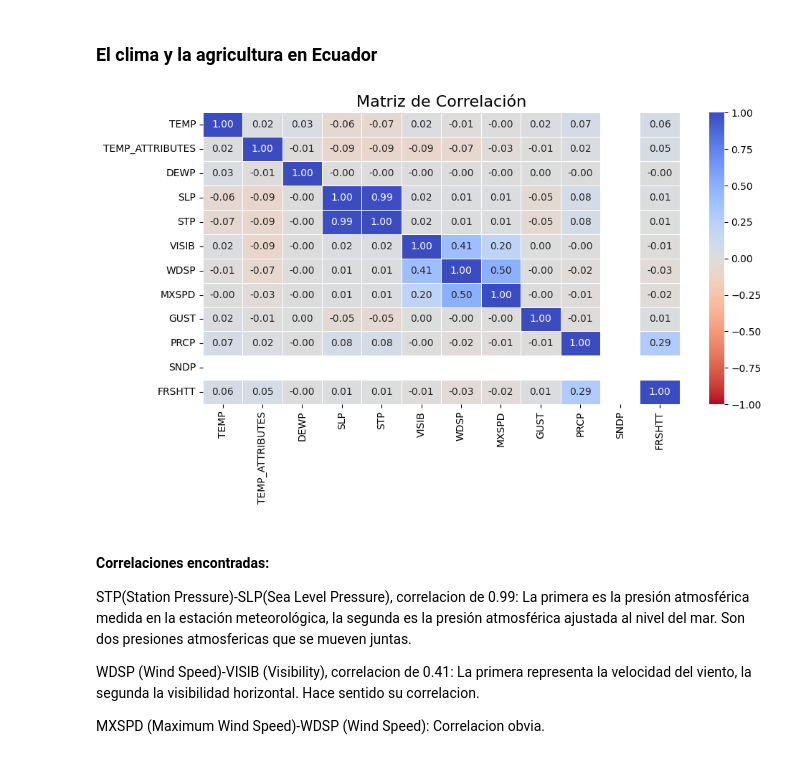
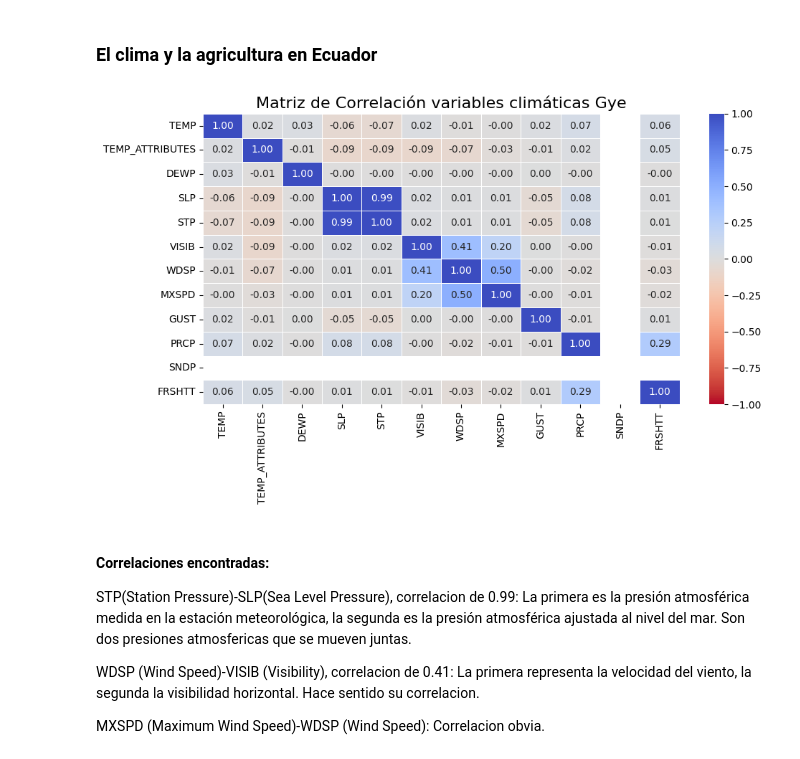
Before and after one commit to auricIecu/EDA, a Jupyter notebook: EDA_AgroWeather_Market.ipynb, the cells around one changed output. Drawn from its saved outputs; the diff is of its cells as text; code cells hidden in the pictures.

```diff
--- a/EDA_AgroWeather_Market.ipynb
+++ b/EDA_AgroWeather_Market.ipynb
@@ -279,27 +254,27 @@ Siendo que la data mostrada es desde 2009, se puede estar seguro que con la guer
 # %%
 data_total_clima_para_matriz = pd.read_csv('/Users/auric/REPO_TEST/Entregas/Entrega 28 - 03 de abril de marzo/EDA Agricultura_Clima Ecuador/EDA/Data_2/clima_si/data_total_clima_para_matriz')
 
 data_total_clima_para_matriz = pd.read_csv('/Users/auric/REPO_TEST/Entregas/Entrega 28 - 03 de abril de marzo/EDA Agricultura_Clima Ecuador/EDA/Data_2/clima_si/data_total_clima_para_matriz')
 
 correlation_matrix = data_total_clima_para_matriz.select_dtypes(include=['number']).corr()
 
 plt.figure(figsize=(10, 6))
 sns.heatmap(
     correlation_matrix,
     annot=True,
     cmap='coolwarm_r',
     fmt='.2f',
     linewidths=0.5,
     cbar=True,
     vmin=-1, vmax=1
 )
 
-plt.title('Matriz de Correlación', fontsize=16)
+plt.title('Matriz de Correlación variables climáticas Gye', fontsize=16)
 
 plt.tight_layout()
 plt.show()
 # %% [output]
-[figure, old version]
+[figure, new version]
 # %% [markdown]
 <h4>Correlaciones encontradas: </h4>
 
```
Also changed, not shown: parts of 5 cells of this notebook, 18 other files.
